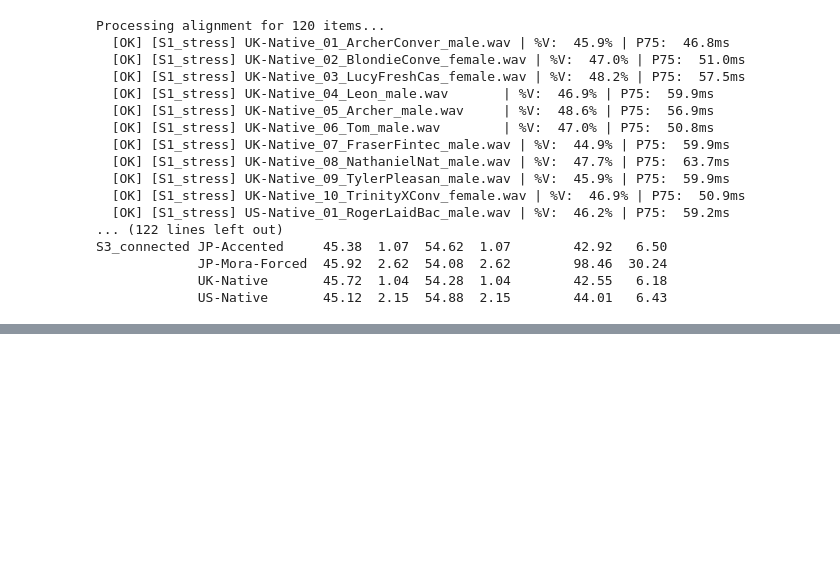
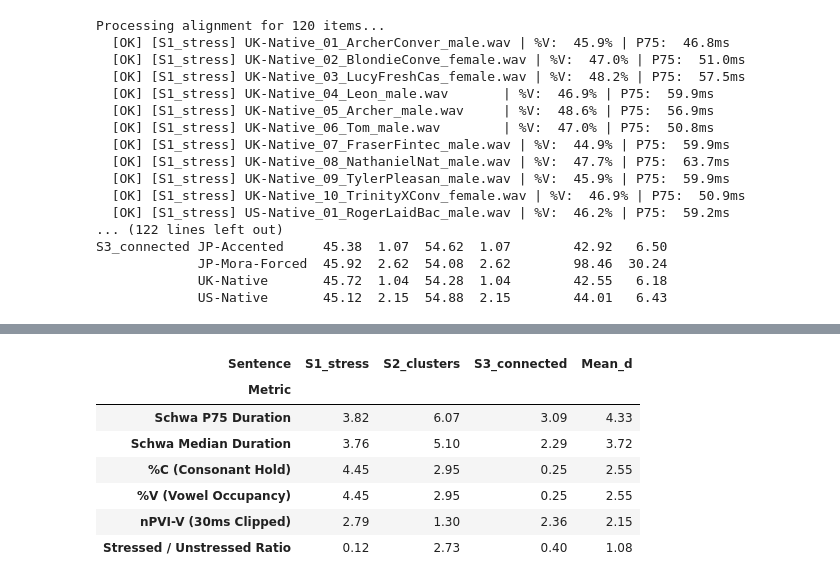
Before and after one commit to kouichi-c-nakamura/ninja-phonics, a Jupyter notebook: benchmark_vowel_consonant_rhythm_20261107.ipynb, the cells around one changed output, grey strips where cells are left out. Saved outputs shown, nothing was run; the diff lists cells and outputs as text; code cells hidden in the pictures; blank space fills up the shorter version.

```diff
--- a/benchmark_vowel_consonant_rhythm_20261107.ipynb
+++ b/benchmark_vowel_consonant_rhythm_20261107.ipynb
@@ -224,0 +404,49 @@ plt.show()
+# %%
+# %%
+# 4. Cohen's d Effect Size Ranking Table (Native vs JP-Mora)
+def cohens_d(group1, group2):
+    n1, n2 = len(group1), len(group2)
+    s1, s2 = np.var(group1, ddof=1), np.var(group2, ddof=1)
+    s_pooled = np.sqrt(((n1 - 1) * s1 + (n2 - 1) * s2) / (n1 + n2 - 2))
+    if s_pooled == 0:
+        return 0.0
+    return abs(np.mean(group1) - np.mean(group2)) / s_pooled
+
+rows = []
+eval_cols = [
+    ("pct_v", "%V (Vowel Occupancy)"),
+    ("pct_c", "%C (Consonant Hold)"),
+    ("schwa_p75_ms", "Schwa P75 Duration"),
+    ("schwa_median_ms", "Schwa Median Duration"),
+    ("npvi_clipped", "nPVI-V (30ms Clipped)"),
+    ("s_u_ratio_mean", "Stressed / Unstressed Ratio")
+]
+
+for s_key in sentence_info.keys():
+    sub = df[df['sentence_key'] == s_key]
+    nat = sub[sub['cohort'].isin(["US-Native", "UK-Native"])]
+    mor = sub[sub['cohort'] == "JP-Mora-Forced"]
+
+    for col_key, col_label in eval_cols:
+        d_val = cohens_d(nat[col_key], mor[col_key])
+        rows.append({
+            "Metric": col_label,
+            "Sentence": s_key,
+            "Cohen's d": round(d_val, 2)
+        })
+
+table_df = pd.DataFrame(rows).pivot(index="Metric", columns="Sentence", values="Cohen's d")
+table_df["Mean_d"] = table_df.mean(axis=1).round(2)
+table_df = table_df.sort_values(by="Mean_d", ascending=False)
+
+# Display formatted Markdown / Pandas Table
+table_df
+# %% [output]
+| Sentence | S1_stress | S2_clusters | S3_connected | Mean_d |
+| Metric |  |  |  |  |
+| Schwa P75 Duration | 3.82 | 6.07 | 3.09 | 4.33 |
+| Schwa Median Duration | 3.76 | 5.10 | 2.29 | 3.72 |
+| %C (Consonant Hold) | 4.45 | 2.95 | 0.25 | 2.55 |
+| %V (Vowel Occupancy) | 4.45 | 2.95 | 0.25 | 2.55 |
+| nPVI-V (30ms Clipped) | 2.79 | 1.30 | 2.36 | 2.15 |
+| Stressed / Unstressed Ratio | 0.12 | 2.73 | 0.40 | 1.08 |
```
Also changed, not shown: parts of 3 cells of this notebook.
